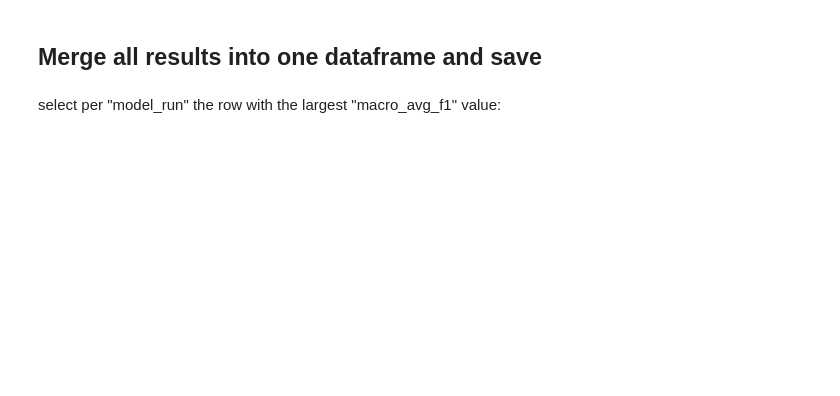
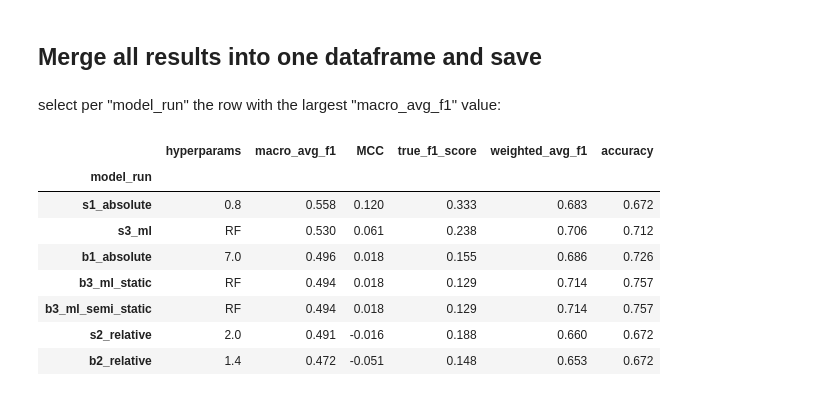
Before and after one commit to MarkusChardonnet/Probabilistic_forecasting_for_Anomaly_Detection, a Jupyter notebook: results/unsupervised_prediction.ipynb, the cells around one changed output. Cells and saved outputs as stored; diff of their text form; code cells hidden in the pictures; blank space fills up the shorter version.

```diff
--- a/results/unsupervised_prediction.ipynb
+++ b/results/unsupervised_prediction.ipynb
@@ -366,10 +681,38 @@ select per "model_run" the row with the largest "macro_avg_f1" value:
 # %%
 # Get the best models per 'model_run'
 df_best_models = df_results_all.loc[
     df_results_all.groupby("model_run")["macro_avg_f1"].idxmax()
 ]
 df_best_models = df_best_models.sort_values(by="macro_avg_f1", ascending=False)
 
+# Reorder the columns
+df_best_models = df_best_models[
+    [
+        "model_run",
+        "hyperparams",
+        "macro_avg_f1",
+        "MCC",
+        "true_f1_score",
+        "weighted_avg_f1",
+        "accuracy",
+    ]
+]
+
+# Round numerical columns to 3 decimal places
+numeric_cols = ["macro_avg_f1", "MCC", "true_f1_score", "weighted_avg_f1", "accuracy"]
+df_best_models[numeric_cols] = df_best_models[numeric_cols].round(3)
+df_best_models.set_index("model_run", inplace=True)
+
 df_best_models.to_csv(f"{evaluation_path}best_results.csv")
 
 df_best_models
+# %% [output]
+|  | hyperparams | macro_avg_f1 | MCC | true_f1_score | weighted_avg_f1 | accuracy |
+| model_run |  |  |  |  |  |  |
+| s1_absolute | 0.8 | 0.558 | 0.120 | 0.333 | 0.683 | 0.672 |
+| s3_ml | RF | 0.530 | 0.061 | 0.238 | 0.706 | 0.712 |
+| b1_absolute | 7.0 | 0.496 | 0.018 | 0.155 | 0.686 | 0.726 |
+| b3_ml_static | RF | 0.494 | 0.018 | 0.129 | 0.714 | 0.757 |
+| b3_ml_semi_static | RF | 0.494 | 0.018 | 0.129 | 0.714 | 0.757 |
+| s2_relative | 2.0 | 0.491 | -0.016 | 0.188 | 0.660 | 0.672 |
+| b2_relative | 1.4 | 0.472 | -0.051 | 0.148 | 0.653 | 0.672 |
```
Also changed, not shown: parts of 12 cells of this notebook, 4 other files.
